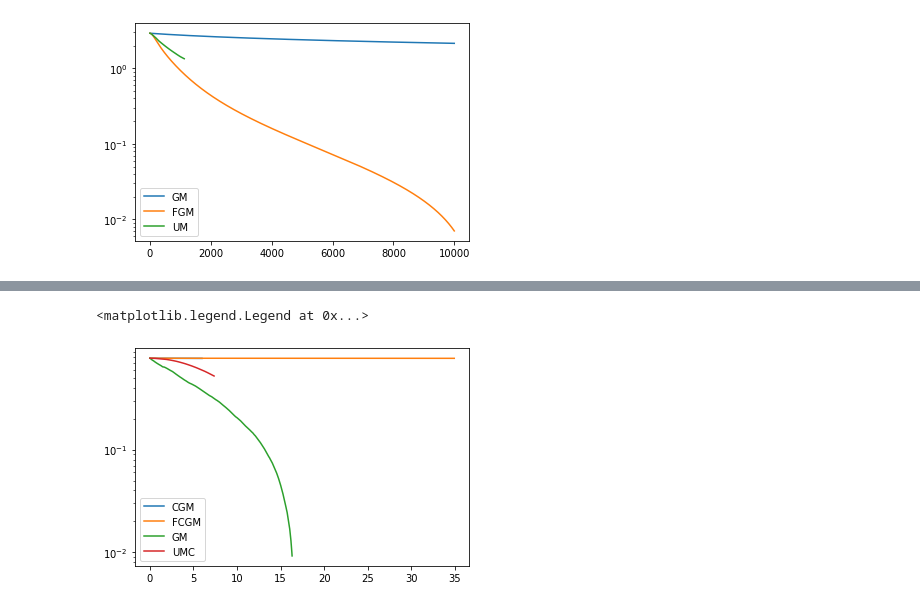
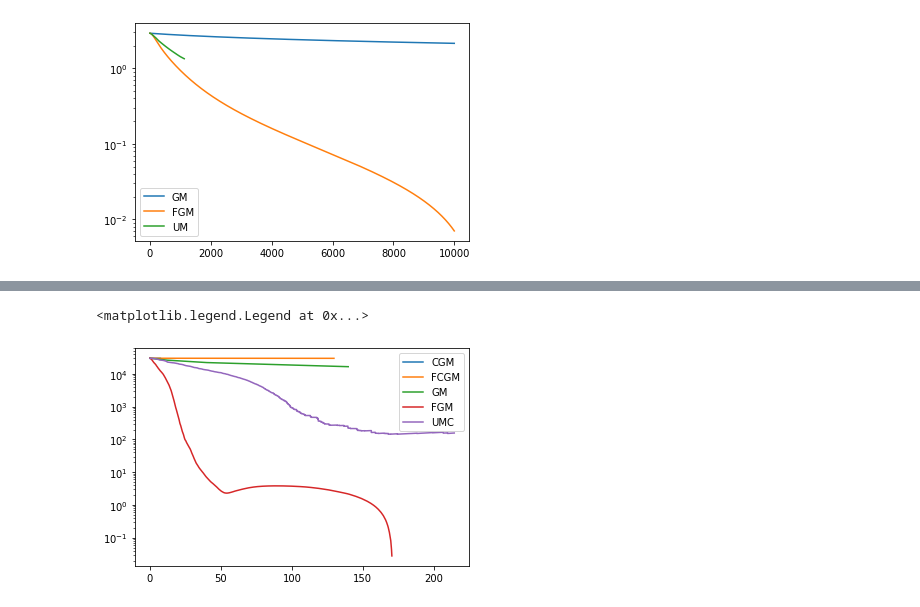
Before and after one commit to dmivilensky/Universal-meta-algorithm, a Jupyter notebook: softmax.ipynb, the cells around one changed output, grey strips where cells are left out. Cells and saved outputs as stored; diff of their text form; code cells hidden in the pictures.

```diff
--- a/softmax.ipynb
+++ b/softmax.ipynb
@@ -233,10 +233,11 @@ x0 = rnd.random(n)
 losses_fgm = [f(x0)]
 time_fgm = [0]
 
-optimizer = FGM(L, grad_f, x0)
+optimizer = FGM(L + mu, grad_f, x0)
 
 for _ in range(10000):
     dt, x = optimizer.step()
 
     losses_fgm.append(f(x))
+    print(losses_fgm[-1])
     time_fgm.append(time_fgm[-1] + dt)
@@ -266,7 +311,7 @@ for _ in range(10000):
 losses_fcgm = [f(x0)]
 time_fcgm = [0]
 
-optimizer = FCGM(L_, grad_f, x0)
+optimizer = FCGM([Li + mu for Li in L_], grad_f, x0)
 
 for _ in range(10000):
     dt, x = optimizer.step()
@@ -300,7 +359,7 @@ time_umc = [0]
 
 optimizer = UM(L * 0.01, L_, grad_f, subsolver=CGM, x0=x0)
 
-for _ in range(1000):
+for _ in range(10000):
     dts, xs = optimizer.step(t=10)
 
     losses_umc += [f(x) for x in xs]
@@ -315,5 +374,5 @@ plt.semilogy(np.array(losses_umc) - losses_fgm[-1]*0.999, label="UMC")
 # %%
-f_opt = losses_gm[-1] * 0.999
+f_opt = losses_fgm[-1] * 0.999
 # %%
 plt.semilogy(np.array(losses_cgm) - f_opt, label="CGM")
 plt.semilogy(np.array(losses_fcgm) - f_opt, label="FCGM")
@@ -329,10 +388,10 @@ plt.legend()
 # %%
 plt.semilogy(time_cgm, np.array(losses_cgm) - f_opt, label="CGM")
 plt.semilogy(time_fcgm, np.array(losses_fcgm) - f_opt, label="FCGM")
 plt.semilogy(time_gm, np.array(losses_gm) - f_opt, label="GM")
-# plt.semilogy(time_fgm, np.array(losses_fgm) - f_opt, label="FGM")
+plt.semilogy(time_fgm, np.array(losses_fgm) - f_opt, label="FGM")
 plt.semilogy(time_umc, np.array(losses_umc) - f_opt, label="UMC")
 plt.legend()
 # %% [output]
 <matplotlib.legend.Legend at 0x...>
-[figure, old version]
+[figure, new version]
```
Also changed, not shown: parts of 17 cells of this notebook.
